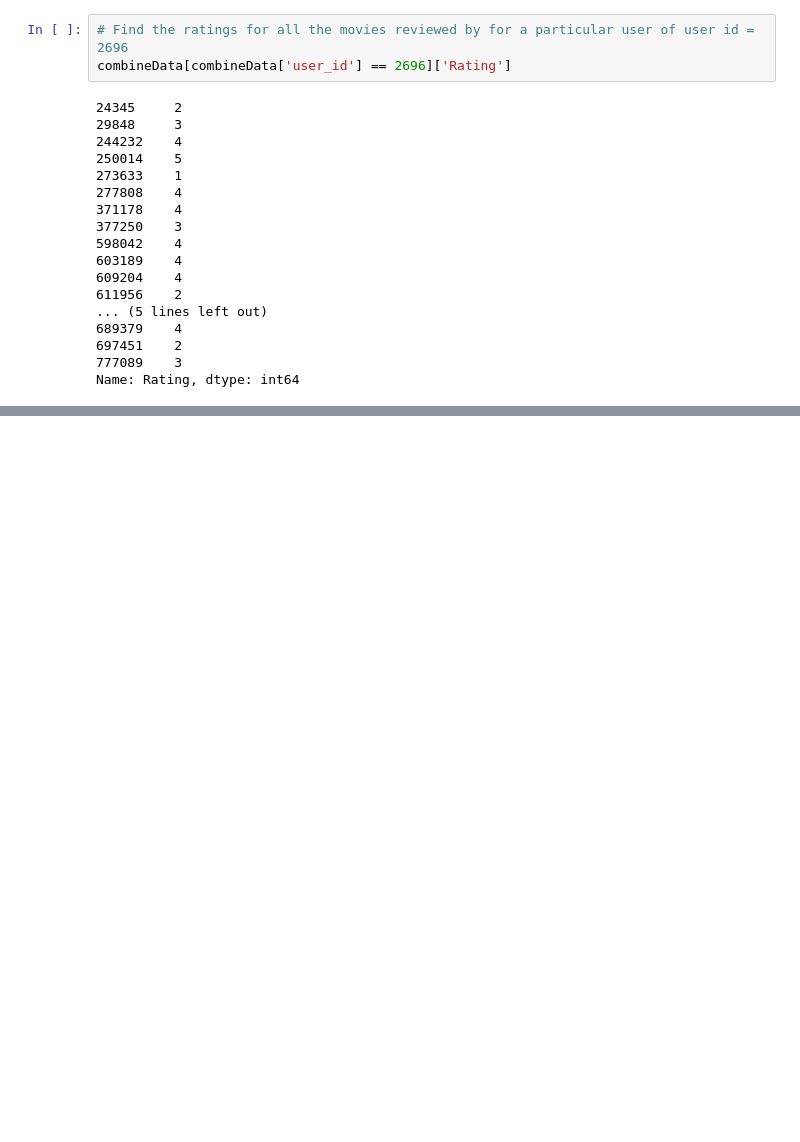
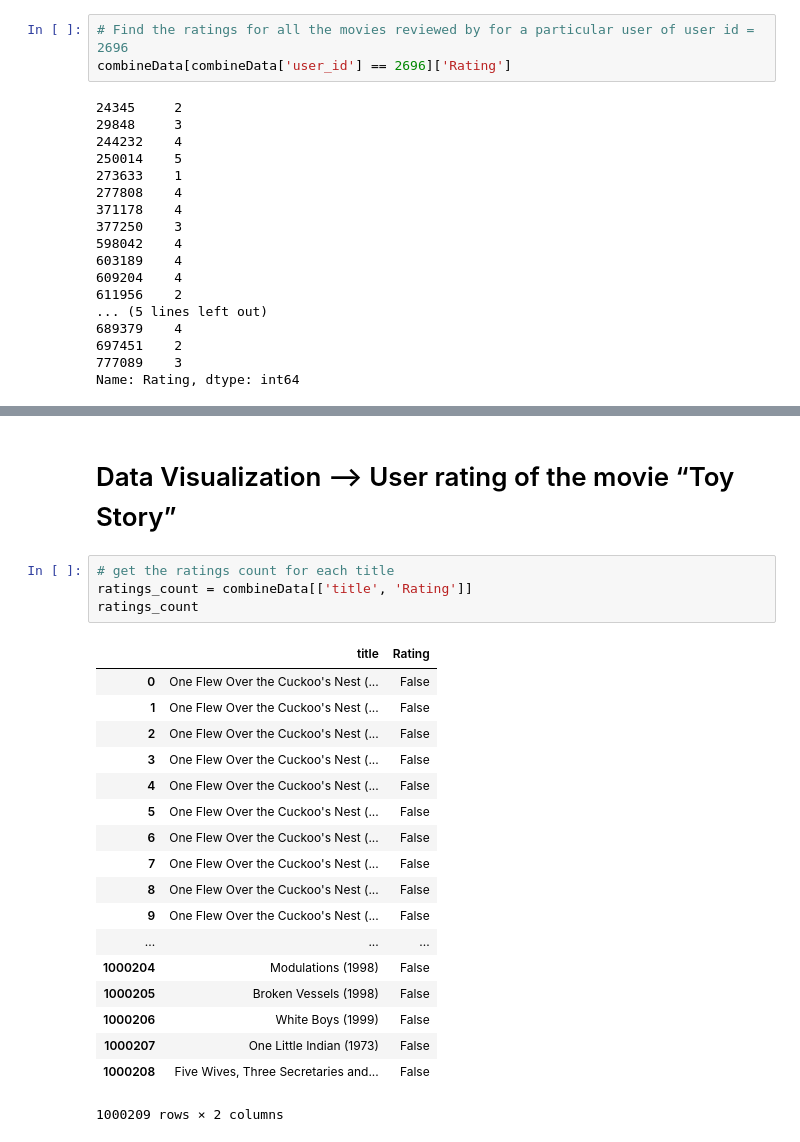
Before and after one commit to seshendrakrishnant/MachineLearningProjects, a Jupyter notebook: MovielensCaseStudy.ipynb, the cells around one changed output, grey strips where cells are left out. Drawn from its saved outputs; the diff is of its cells as text; blank space fills up the shorter version.

Commit message:
updated the movie lence analysis

```diff
--- a/MovielensCaseStudy.ipynb
+++ b/MovielensCaseStudy.ipynb
@@ -256,0 +267,25 @@ Name: Rating, dtype: int64
+# %% [markdown]
+# Data Visualization --> User rating of the movie “Toy Story”
+# %%
+# get the ratings count for each title
+ratings_count = combineData[['title', 'Rating']]
+ratings_count
+# %% [output]
+|  | title | Rating |
+| 0 | One Flew Over the Cuckoo's Nest (... | False |
+| 1 | One Flew Over the Cuckoo's Nest (... | False |
+| 2 | One Flew Over the Cuckoo's Nest (... | False |
+| 3 | One Flew Over the Cuckoo's Nest (... | False |
+| 4 | One Flew Over the Cuckoo's Nest (... | False |
+| 5 | One Flew Over the Cuckoo's Nest (... | False |
+| 6 | One Flew Over the Cuckoo's Nest (... | False |
+| 7 | One Flew Over the Cuckoo's Nest (... | False |
+| 8 | One Flew Over the Cuckoo's Nest (... | False |
+| 9 | One Flew Over the Cuckoo's Nest (... | False |
+| ... | ... | ... |
+| 1000204 | Modulations (1998) | False |
+| 1000205 | Broken Vessels (1998) | False |
+| 1000206 | White Boys (1999) | False |
+| 1000207 | One Little Indian (1973) | False |
+| 1000208 | Five Wives, Three Secretaries and... | False |
+1000209 rows × 2 columns
```
Also changed, not shown: parts of 6 cells of this notebook.
